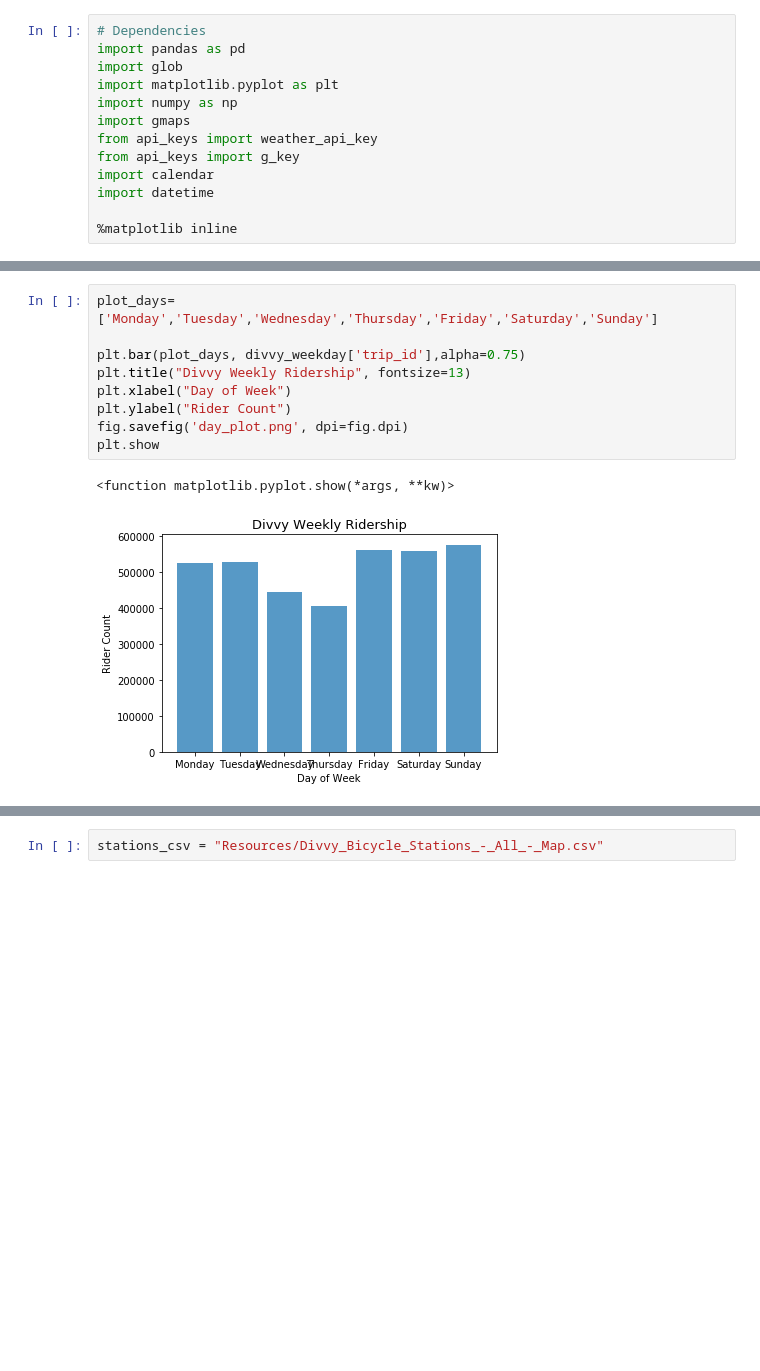
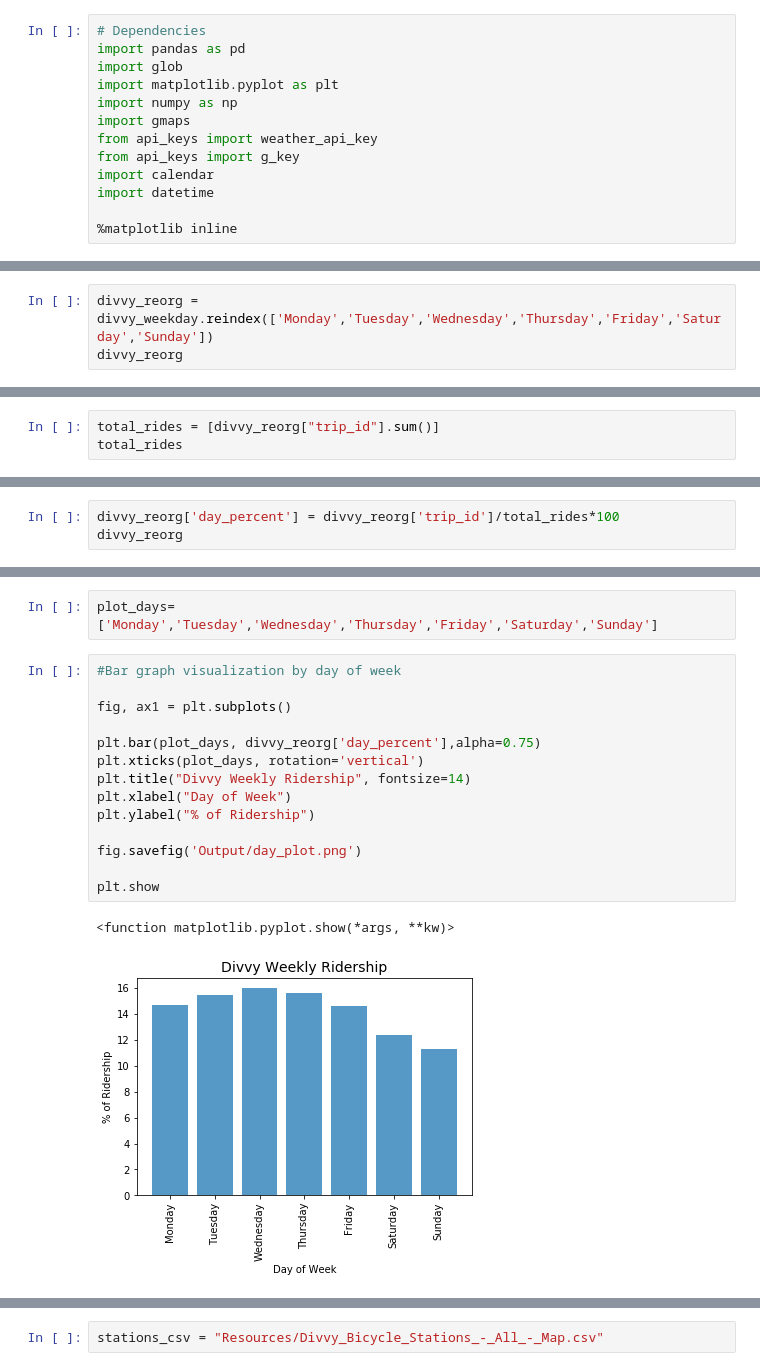
Before and after one commit to AlejandraRosa/Divvy_Project, a Jupyter notebook: Divvy_main.ipynb, the cells around one changed output, grey strips where cells are left out. Saved outputs shown, nothing was run; the diff lists cells and outputs as text; blank space fills up the shorter version.

```diff
--- a/Divvy_main.ipynb
+++ b/Divvy_main.ipynb
@@ -239,0 +213,3 @@ divvy_weekday.head(7)
+# %%
+divvy_reorg = divvy_weekday.reindex(['Monday','Tuesday','Wednesday','Thursday','Friday','Saturday','Sunday'])
+divvy_reorg
@@ -239,0 +226,3 @@ divvy_weekday.head(7)
+# %%
+total_rides = [divvy_reorg["trip_id"].sum()]
+total_rides
@@ -239,0 +231,3 @@ divvy_weekday.head(7)
+# %%
+divvy_reorg['day_percent'] = divvy_reorg['trip_id']/total_rides*100
+divvy_reorg
@@ -240,12 +244,19 @@ divvy_weekday.head(7)
+# %%
+plot_days=['Monday','Tuesday','Wednesday','Thursday','Friday','Saturday','Sunday']
 # %%
-plot_days=['Monday','Tuesday','Wednesday','Thursday','Friday','Saturday','Sunday']
+#Bar graph visualization by day of week
 
-plt.bar(plot_days, divvy_weekday['trip_id'],alpha=0.75)
-plt.title("Divvy Weekly Ridership", fontsize=13)
+fig, ax1 = plt.subplots()
+
+plt.bar(plot_days, divvy_reorg['day_percent'],alpha=0.75)
+plt.xticks(plot_days, rotation='vertical')
+plt.title("Divvy Weekly Ridership", fontsize=14)
 plt.xlabel("Day of Week")
-plt.ylabel("Rider Count")
-fig.savefig('day_plot.png', dpi=fig.dpi)
+plt.ylabel("% of Ridership")
+
+fig.savefig('Output/day_plot.png')
+
 plt.show
 # %% [output]
 <function matplotlib.pyplot.show(*args, **kw)>
-[figure, old version]
+[figure, new version]
```
Also changed, not shown: parts of 43 cells of this notebook, 8 other files.
